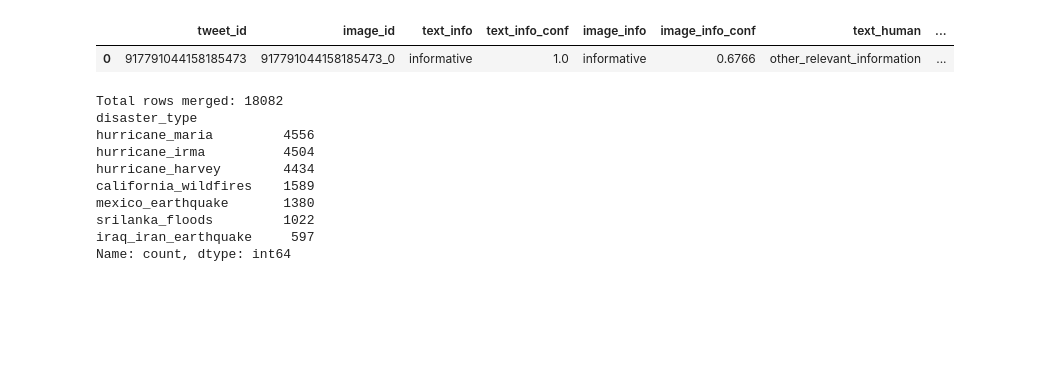
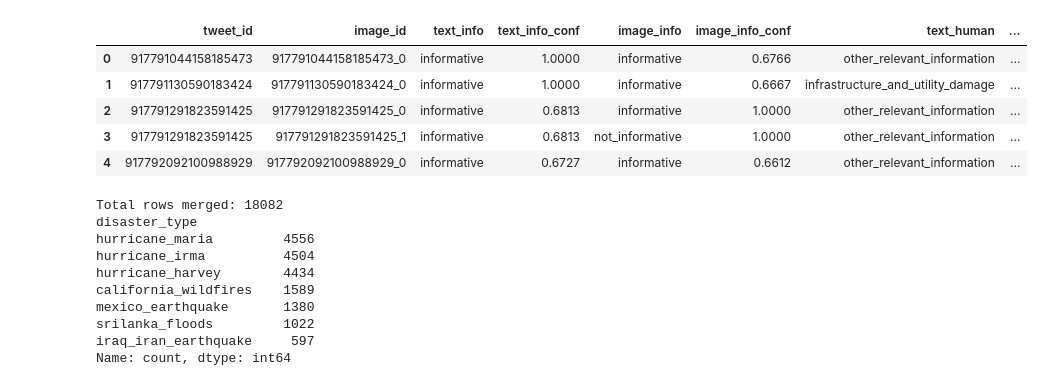
Before and after one commit to Data-Mining-Project-Group/crisisMMDplusplus, a Jupyter notebook: project_main.ipynb, the cells around one changed output. Drawn from its saved outputs; the diff is of its cells as text; code cells hidden in the pictures; blank space fills up the shorter version.

```diff
--- a/project_main.ipynb
+++ b/project_main.ipynb
@@ -7,11 +7,15 @@ import os
 # %%
 # Reading dataset
 df = pd.read_csv('./CrisisMMD_v2.0/annotations/california_wildfires_final_data.tsv', sep='\t')
 
-df.head(1)
+df.head(5)
 # %% [output]
 |  | tweet_id | image_id | text_info | text_info_conf | image_info | image_info_conf | text_human | ... |
-| 0 | 917791044158185473 | 917791044158185473_0 | informative | 1.0 | informative | 0.6766 | other_relevant_information | ... |
+| 0 | 917791044158185473 | 917791044158185473_0 | informative | 1.0000 | informative | 0.6766 | other_relevant_information | ... |
+| 1 | 917791130590183424 | 917791130590183424_0 | informative | 1.0000 | informative | 0.6667 | infrastructure_and_utility_damage | ... |
+| 2 | 917791291823591425 | 917791291823591425_0 | informative | 0.6813 | informative | 1.0000 | other_relevant_information | ... |
+| 3 | 917791291823591425 | 917791291823591425_1 | informative | 0.6813 | not_informative | 1.0000 | other_relevant_information | ... |
+| 4 | 917792092100988929 | 917792092100988929_0 | informative | 0.6727 | informative | 0.6612 | other_relevant_information | ... |
 # %%
 # merged all tsv file into dataframe with extra label "diaster_label" for better preprocessing
 
```
Also changed, not shown: parts of 3 cells of this notebook, 1 other file.
